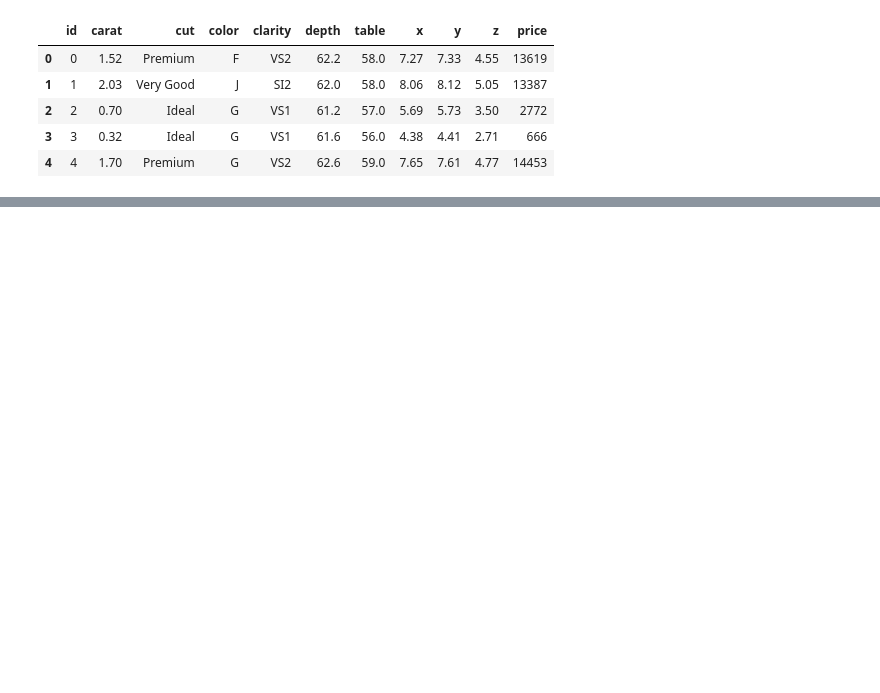
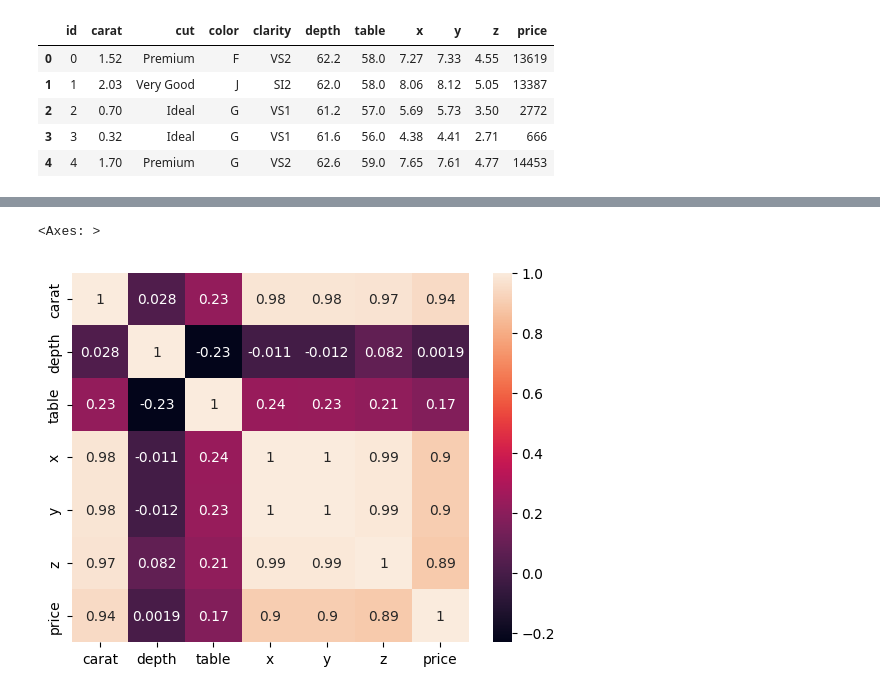
Before and after one commit to AkshayNikam123/ml-project-2, a Jupyter notebook: notebooks/eda.ipynb, the cells around one changed output, grey strips where cells are left out. Saved outputs shown, nothing was run; the diff lists cells and outputs as text; code cells hidden in the pictures; blank space fills up the shorter version.

```diff
--- a/notebooks/eda.ipynb
+++ b/notebooks/eda.ipynb
@@ -14,0 +169,6 @@ df.head()
+# %%
+##correlation
+sns.heatmap(df1.corr(),annot=True)
+# %% [output]
+<Axes: >
+[figure, added]
```
Also changed, not shown: parts of 28 cells of this notebook, 4 other files.
